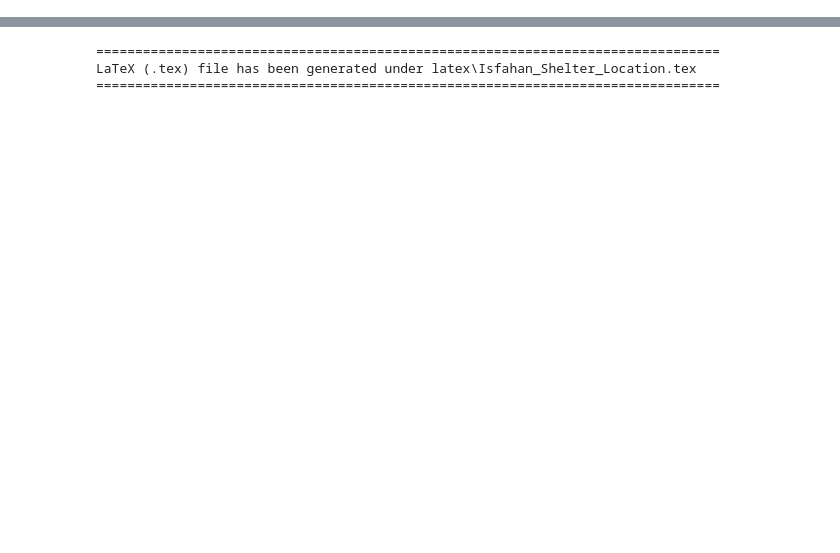
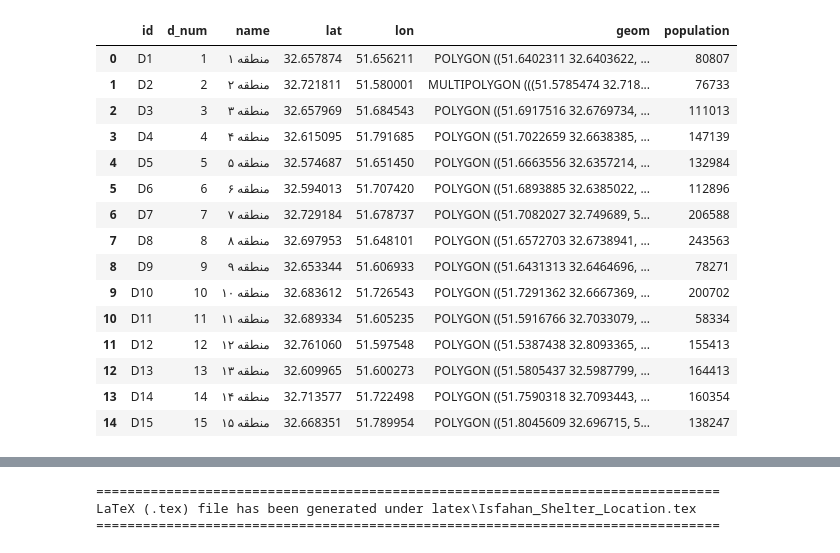
Before and after one commit to shayanmoftakharyan/Isfahan-shelter-location, a Jupyter notebook: Model.ipynb, the cells around one changed output, grey strips where cells are left out. Drawn from its saved outputs; the diff is of its cells as text; code cells hidden in the pictures; blank space fills up the shorter version.

```diff
--- a/Model.ipynb
+++ b/Model.ipynb
@@ -54,6 +54,25 @@ for feat in geojson_data["features"]:
         })
 
 df_districts = pd.DataFrame(districts).sort_values("d_num").reset_index(drop=True)
+# %%
+df_districts
+# %% [output]
+|  | id | d_num | name | lat | lon | geom | population |
+| 0 | D1 | 1 | منطقه ۱ | 32.657874 | 51.656211 | POLYGON ((51.6402311 32.6403622, ... | 80807 |
+| 1 | D2 | 2 | منطقه ۲ | 32.721811 | 51.580001 | MULTIPOLYGON (((51.5785474 32.718... | 76733 |
+| 2 | D3 | 3 | منطقه ۳ | 32.657969 | 51.684543 | POLYGON ((51.6917516 32.6769734, ... | 111013 |
+| 3 | D4 | 4 | منطقه ۴ | 32.615095 | 51.791685 | POLYGON ((51.7022659 32.6638385, ... | 147139 |
+| 4 | D5 | 5 | منطقه ۵ | 32.574687 | 51.651450 | POLYGON ((51.6663556 32.6357214, ... | 132984 |
+| 5 | D6 | 6 | منطقه ۶ | 32.594013 | 51.707420 | POLYGON ((51.6893885 32.6385022, ... | 112896 |
+| 6 | D7 | 7 | منطقه ۷ | 32.729184 | 51.678737 | POLYGON ((51.7082027 32.749689, 5... | 206588 |
+| 7 | D8 | 8 | منطقه ۸ | 32.697953 | 51.648101 | POLYGON ((51.6572703 32.6738941, ... | 243563 |
+| 8 | D9 | 9 | منطقه ۹ | 32.653344 | 51.606933 | POLYGON ((51.6431313 32.6464696, ... | 78271 |
+| 9 | D10 | 10 | منطقه ۱۰ | 32.683612 | 51.726543 | POLYGON ((51.7291362 32.6667369, ... | 200702 |
+| 10 | D11 | 11 | منطقه ۱۱ | 32.689334 | 51.605235 | POLYGON ((51.5916766 32.7033079, ... | 58334 |
+| 11 | D12 | 12 | منطقه ۱۲ | 32.761060 | 51.597548 | POLYGON ((51.5387438 32.8093365, ... | 155413 |
+| 12 | D13 | 13 | منطقه ۱۳ | 32.609965 | 51.600273 | POLYGON ((51.5805437 32.5987799, ... | 164413 |
+| 13 | D14 | 14 | منطقه ۱۴ | 32.713577 | 51.722498 | POLYGON ((51.7590318 32.7093443, ... | 160354 |
+| 14 | D15 | 15 | منطقه ۱۵ | 32.668351 | 51.789954 | POLYGON ((51.8045609 32.696715, 5... | 138247 |
 # %%
 refined_targets = np.load(r"Data\refined_targets.npy", allow_pickle=True)
 target_counts = {d["id"]: 0 for d in districts}
```
Also changed, not shown: parts of 3 cells of this notebook, 2 other files.
